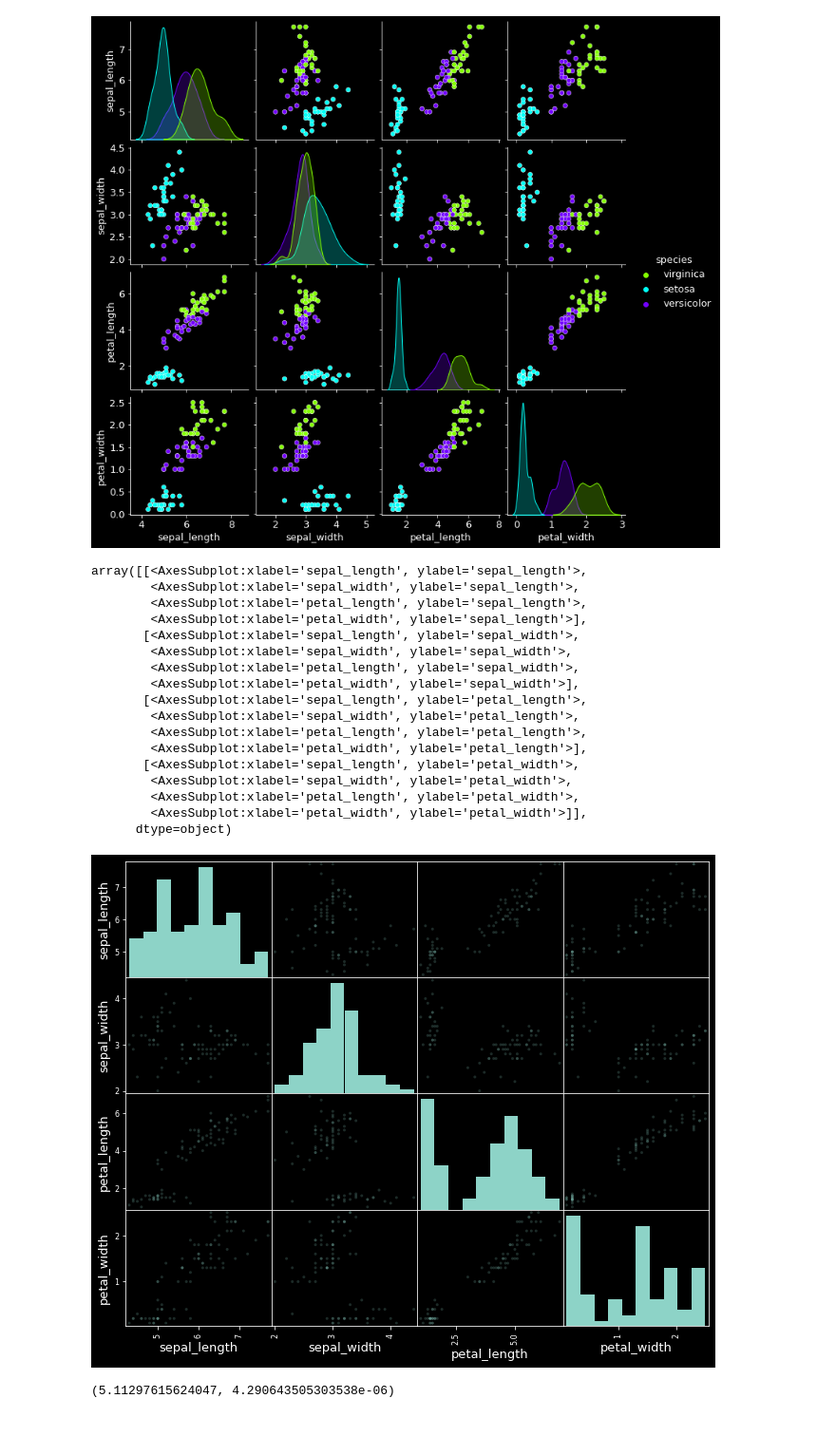
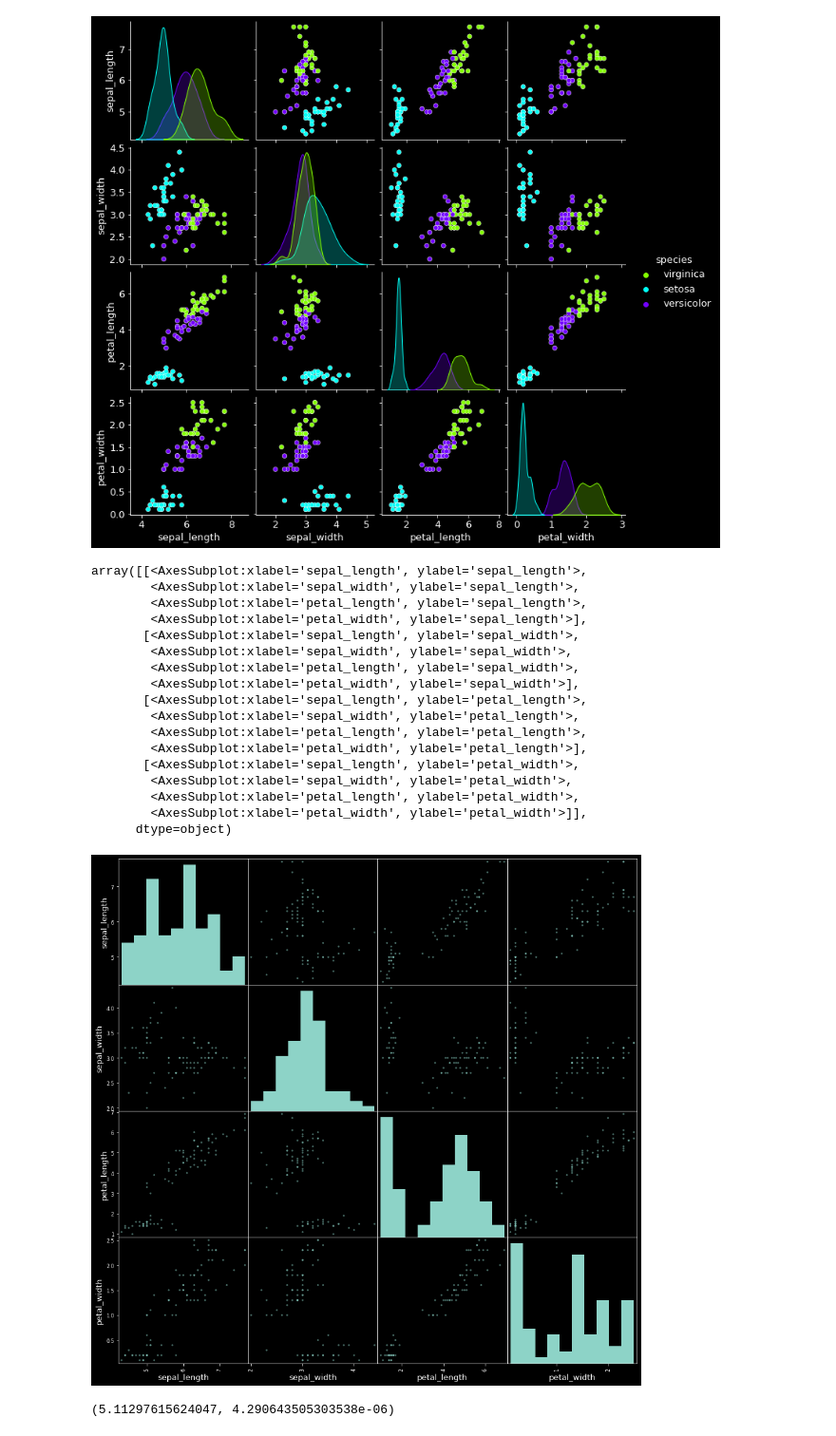
Before and after one commit to Ken-Alviola/classification-exercises, a Jupyter notebook: classification_exercises.ipynb, the cells around one changed output. Shown: that part at 95% size. Drawn from its saved outputs; the diff is of its cells as text; code cells hidden in the pictures.

```diff
--- a/classification_exercises.ipynb
+++ b/classification_exercises.ipynb
@@ -589,26 +585,26 @@ sns.pairplot(train.iloc[:,0:5], hue='species', palette='hsv')
 <seaborn.axisgrid.PairGrid at 0x...>
 [figure]
 # %%
-pd.plotting.scatter_matrix(train.iloc[:,0:5], alpha=0.2) # doesn't look as good as a pairplot..
+pd.plotting.scatter_matrix(train.iloc[:,0:5], figsize=(15,15)) # doesn't look as good as a pairplot..
 # %% [output]
 array([[<AxesSubplot:xlabel='sepal_length', ylabel='sepal_length'>,
         <AxesSubplot:xlabel='sepal_width', ylabel='sepal_length'>,
         <AxesSubplot:xlabel='petal_length', ylabel='sepal_length'>,
         <AxesSubplot:xlabel='petal_width', ylabel='sepal_length'>],
        [<AxesSubplot:xlabel='sepal_length', ylabel='sepal_width'>,
         <AxesSubplot:xlabel='sepal_width', ylabel='sepal_width'>,
         <AxesSubplot:xlabel='petal_length', ylabel='sepal_width'>,
         <AxesSubplot:xlabel='petal_width', ylabel='sepal_width'>],
        [<AxesSubplot:xlabel='sepal_length', ylabel='petal_length'>,
         <AxesSubplot:xlabel='sepal_width', ylabel='petal_length'>,
         <AxesSubplot:xlabel='petal_length', ylabel='petal_length'>,
         <AxesSubplot:xlabel='petal_width', ylabel='petal_length'>],
        [<AxesSubplot:xlabel='sepal_length', ylabel='petal_width'>,
         <AxesSubplot:xlabel='sepal_width', ylabel='petal_width'>,
         <AxesSubplot:xlabel='petal_length', ylabel='petal_width'>,
         <AxesSubplot:xlabel='petal_width', ylabel='petal_width'>]],
       dtype=object)
-[figure, old version]
+[figure, new version]
 # %%
 #6. Is the sepal length significantly different in virginica compared to versicolor? Run a statistical experiment to test this.
 #. - Make sure to include a null hypothesis, alternative hypothesis, results, and summary.
```
Also changed, not shown: parts of 6 cells of this notebook, 1 other file.
